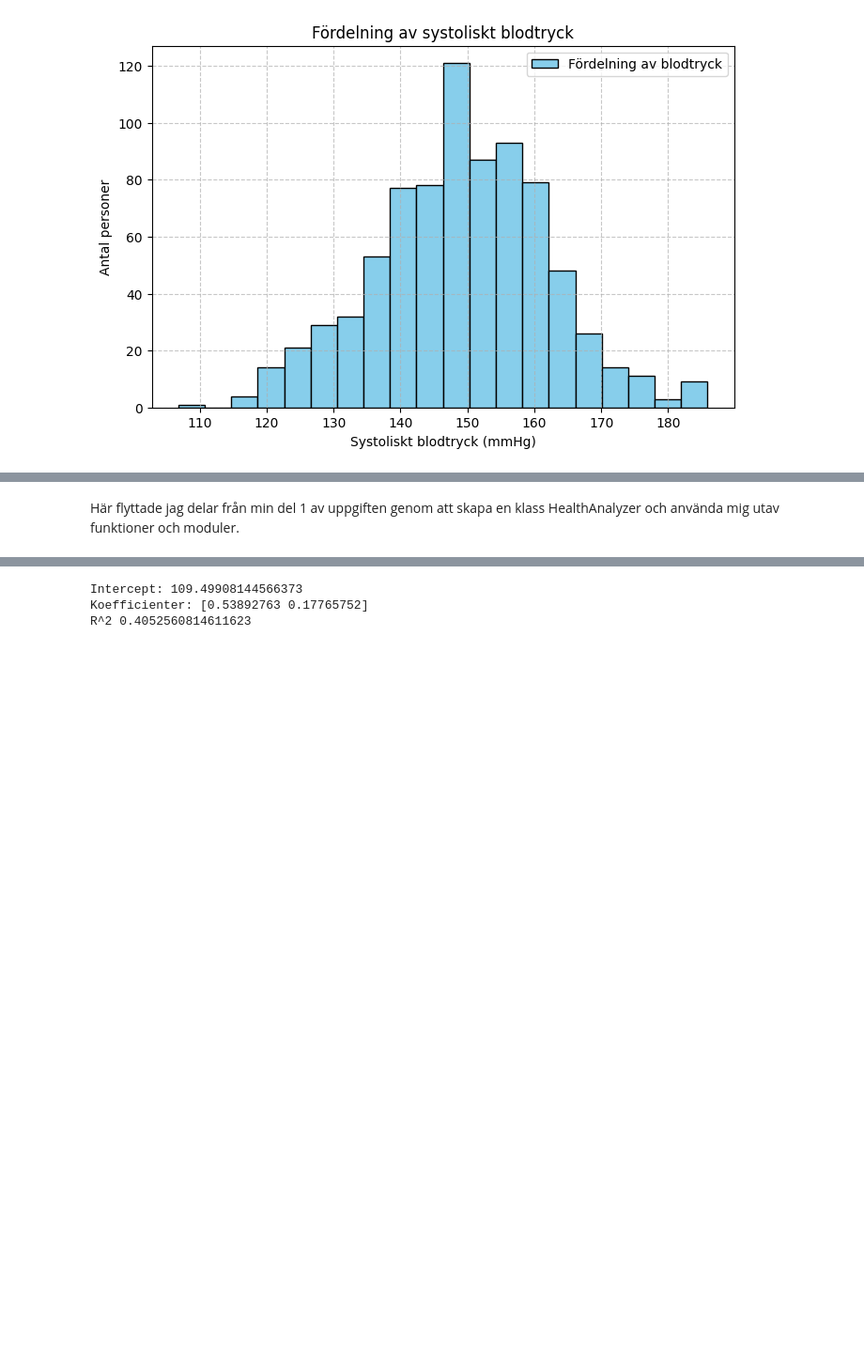
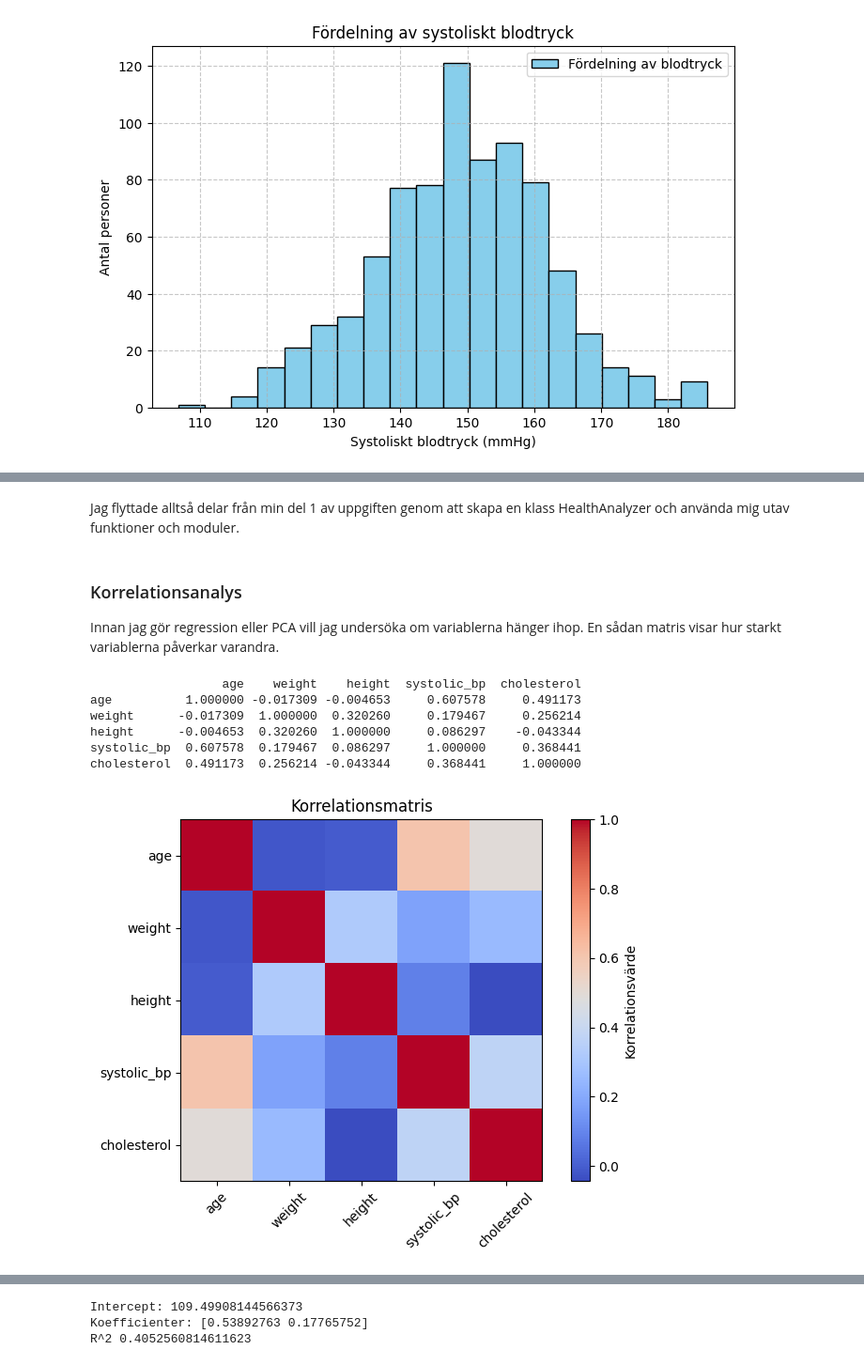
Before and after one commit to KataBeh/H-lsostudie-, a Jupyter notebook: notebook_del2.ipynb, the cells around one changed output, grey strips where cells are left out. Shown: that part at 94% size. Cells and saved outputs as stored; diff of their text form; code cells hidden in the pictures; blank space fills up the shorter version.

```diff
--- a/notebook_del2.ipynb
+++ b/notebook_del2.ipynb
@@ -79,2 +100,15 @@ analyzer.plot_bp_histogram()
 # %% [markdown]
-Här flyttade jag delar från min del 1 av uppgiften genom att skapa en klass HealthAnalyzer och använda mig utav funktioner och moduler.
+Jag flyttade alltså delar från min del 1 av uppgiften genom att skapa en klass HealthAnalyzer och använda mig utav funktioner och moduler.
+# %% [markdown]
+### Korrelationsanalys
+Innan jag gör regression eller PCA vill jag undersöka om variablerna hänger ihop. En sådan matris visar hur starkt variablerna påverkar varandra.
+# %%
+analyzer.show_correlations()
+# %% [output]
+                  age    weight    height  systolic_bp  cholesterol
+age          1.000000 -0.017309 -0.004653     0.607578     0.491173
+weight      -0.017309  1.000000  0.320260     0.179467     0.256214
+height      -0.004653  0.320260  1.000000     0.086297    -0.043344
+systolic_bp  0.607578  0.179467  0.086297     1.000000     0.368441
+cholesterol  0.491173  0.256214 -0.043344     0.368441     1.000000
+[figure, added]
```
Also changed, not shown: parts of 14 cells of this notebook, 2 other files.
